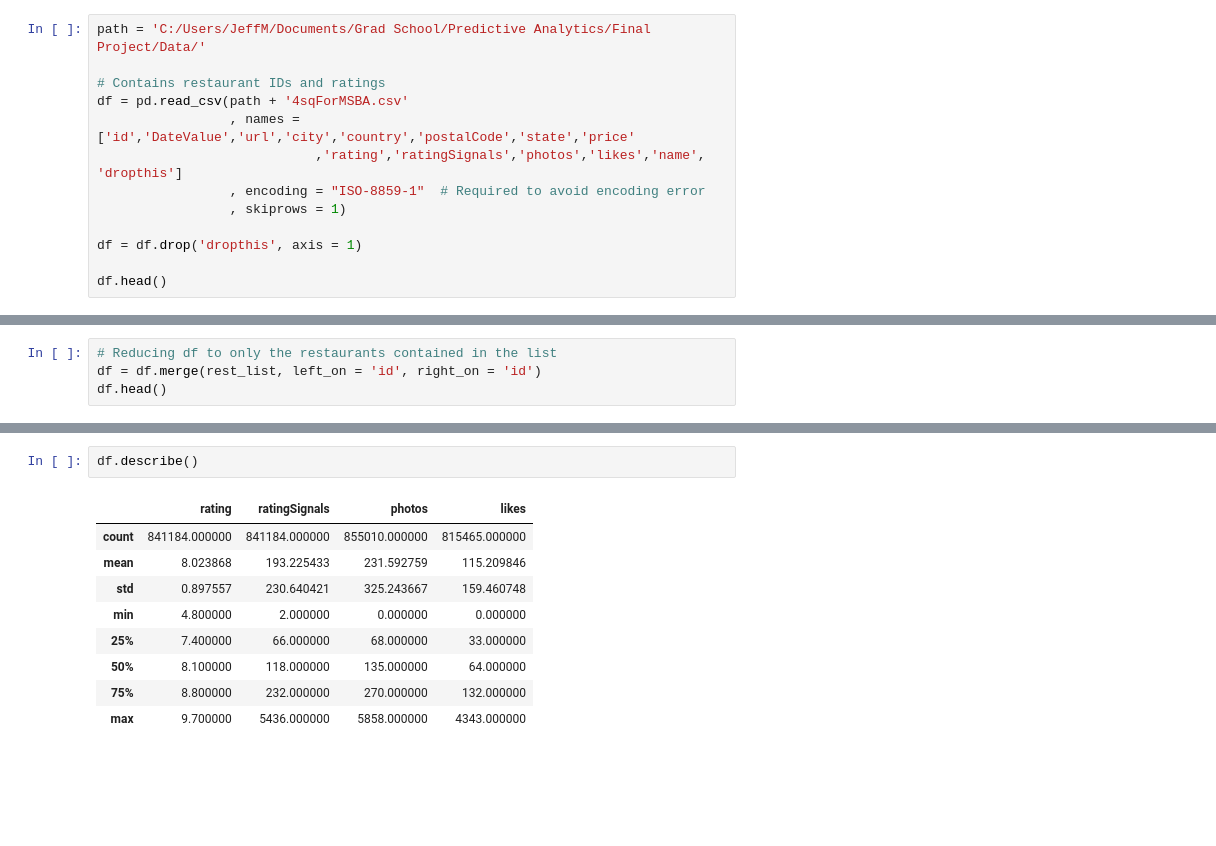
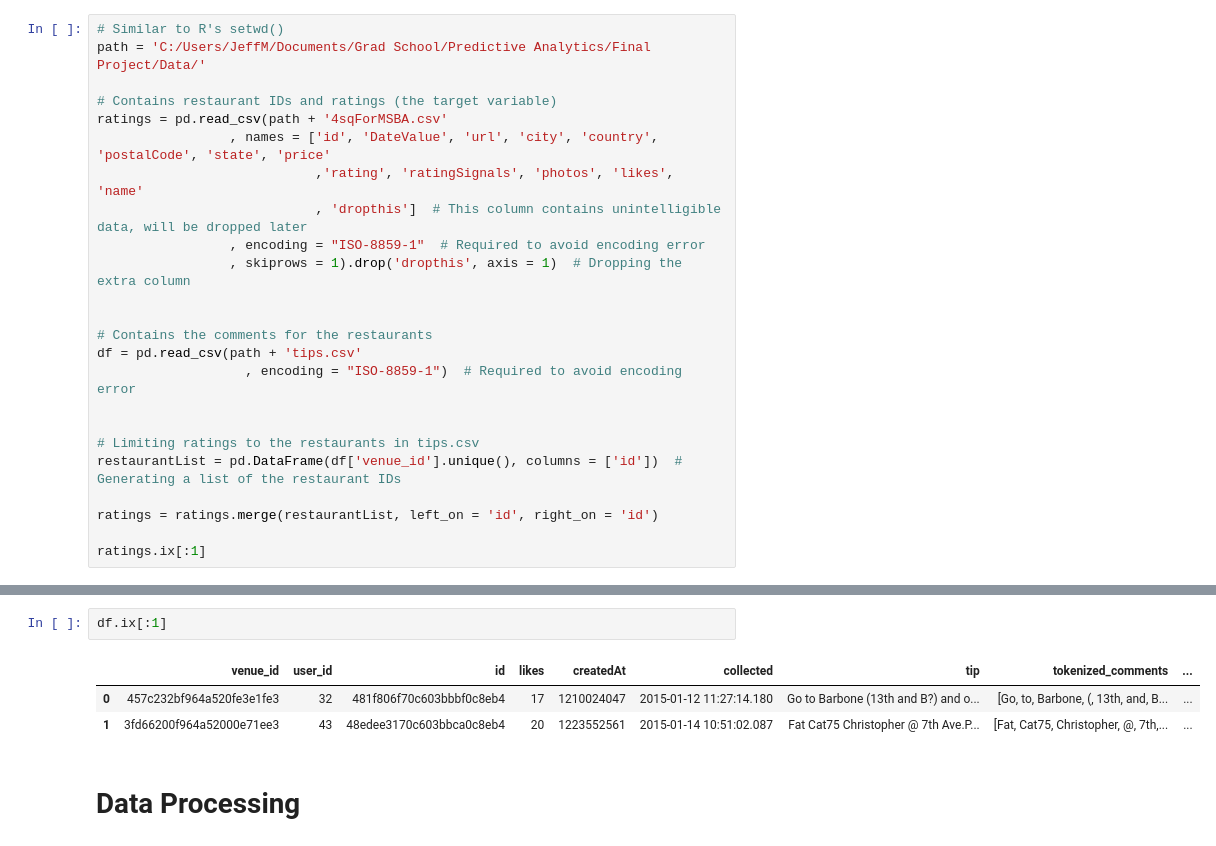
Before and after one commit to surag17/predictiveModeling-project, a Jupyter notebook: Predictive Project - Data Load.ipynb, the cells around one changed output, grey strips where cells are left out. Drawn from its saved outputs; the diff is of its cells as text; blank space fills up the shorter version.

```diff
--- a/Predictive Project - Data Load.ipynb
+++ b/Predictive Project - Data Load.ipynb
@@ -8,15 +19,26 @@ plt.style.use('ggplot')
 # %%
+# Similar to R's setwd()
 path = 'C:/Users/JeffM/Documents/Grad School/Predictive Analytics/Final Project/Data/'
 
-# Contains restaurant IDs and ratings
-df = pd.read_csv(path + '4sqForMSBA.csv'
-                 , names = ['id','DateValue','url','city','country','postalCode','state','price'
-                            ,'rating','ratingSignals','photos','likes','name', 'dropthis']
+# Contains restaurant IDs and ratings (the target variable)
+ratings = pd.read_csv(path + '4sqForMSBA.csv'
+                 , names = ['id', 'DateValue', 'url', 'city', 'country', 'postalCode', 'state', 'price'
+                            ,'rating', 'ratingSignals', 'photos', 'likes', 'name'
+                            , 'dropthis']  # This column contains unintelligible data, will be dropped later
                  , encoding = "ISO-8859-1"  # Required to avoid encoding error
-                 , skiprows = 1)
+                 , skiprows = 1).drop('dropthis', axis = 1)  # Dropping the extra column
 
-df = df.drop('dropthis', axis = 1)
 
-df.head()
+# Contains the comments for the restaurants
+df = pd.read_csv(path + 'tips.csv'
+                   , encoding = "ISO-8859-1")  # Required to avoid encoding error
+
+
+# Limiting ratings to the restaurants in tips.csv
+restaurantList = pd.DataFrame(df['venue_id'].unique(), columns = ['id'])  # Generating a list of the restaurant IDs
+
+ratings = ratings.merge(restaurantList, left_on = 'id', right_on = 'id')
+
+ratings.ix[:1]
 # %% [output]
 |  | id | DateValue | url | city | country | postalCode | state | price | rating | ratingSignals | ... |
@@ -53,4 +49,0 @@ tips.head()
-# %%
-# Reducing df to only the restaurants contained in the list
-df = df.merge(rest_list, left_on = 'id', right_on = 'id')
-df.head()
@@ -64,12 +50,8 @@ df.head()
-# %%
-df.describe()
-# %% [output]
-|  | rating | ratingSignals | photos | likes |
-| count | 841184.000000 | 841184.000000 | 855010.000000 | 815465.000000 |
-| mean | 8.023868 | 193.225433 | 231.592759 | 115.209846 |
-| std | 0.897557 | 230.640421 | 325.243667 | 159.460748 |
-| min | 4.800000 | 2.000000 | 0.000000 | 0.000000 |
-| 25% | 7.400000 | 66.000000 | 68.000000 | 33.000000 |
-| 50% | 8.100000 | 118.000000 | 135.000000 | 64.000000 |
-| 75% | 8.800000 | 232.000000 | 270.000000 | 132.000000 |
-| max | 9.700000 | 5436.000000 | 5858.000000 | 4343.000000 |
+# %%
+df.ix[:1]
+# %% [output]
+|  | venue_id | user_id | id | likes | createdAt | collected | tip | tokenized_comments | ... |
+| 0 | 457c232bf964a520fe3e1fe3 | 32 | 481f806f70c603bbbf0c8eb4 | 17 | 1210024047 | 2015-01-12 11:27:14.180 | Go to Barbone (13th and B?) and o... | [Go, to, Barbone, (, 13th, and, B... | ... |
+| 1 | 3fd66200f964a52000e71ee3 | 43 | 48edee3170c603bbca0c8eb4 | 20 | 1223552561 | 2015-01-14 10:51:02.087 | Fat Cat75 Christopher @ 7th Ave.P... | [Fat, Cat75, Christopher, @, 7th,... | ... |
+# %% [markdown]
+# Data Processing
```
Also changed, not shown: parts of 14 cells of this notebook.
